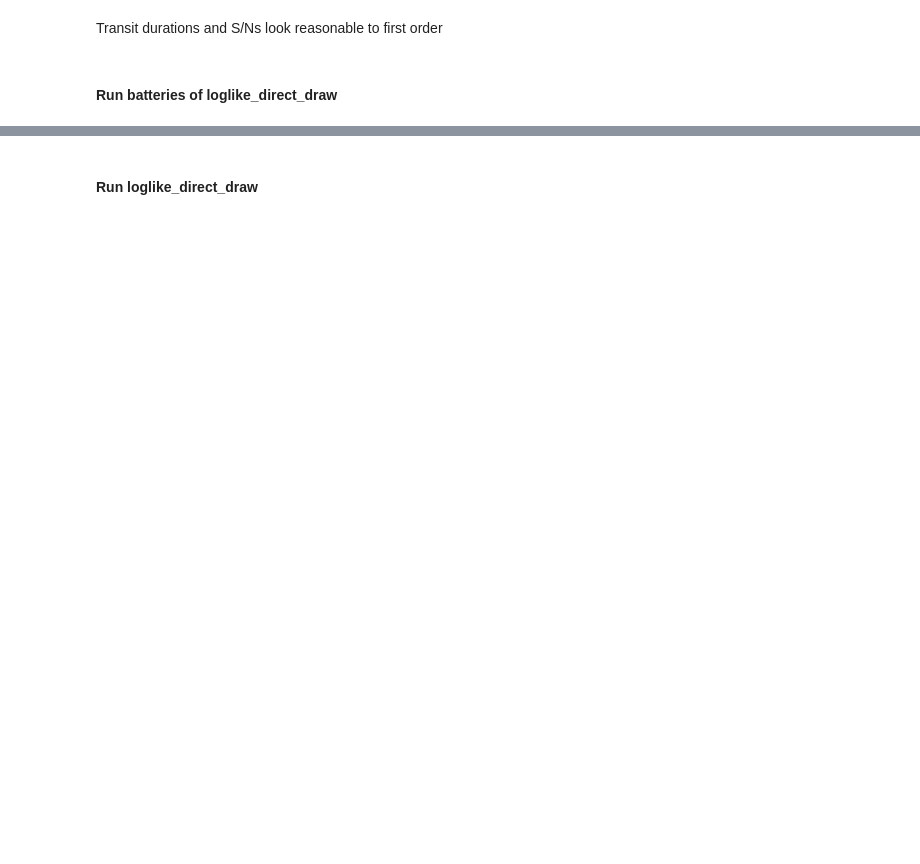
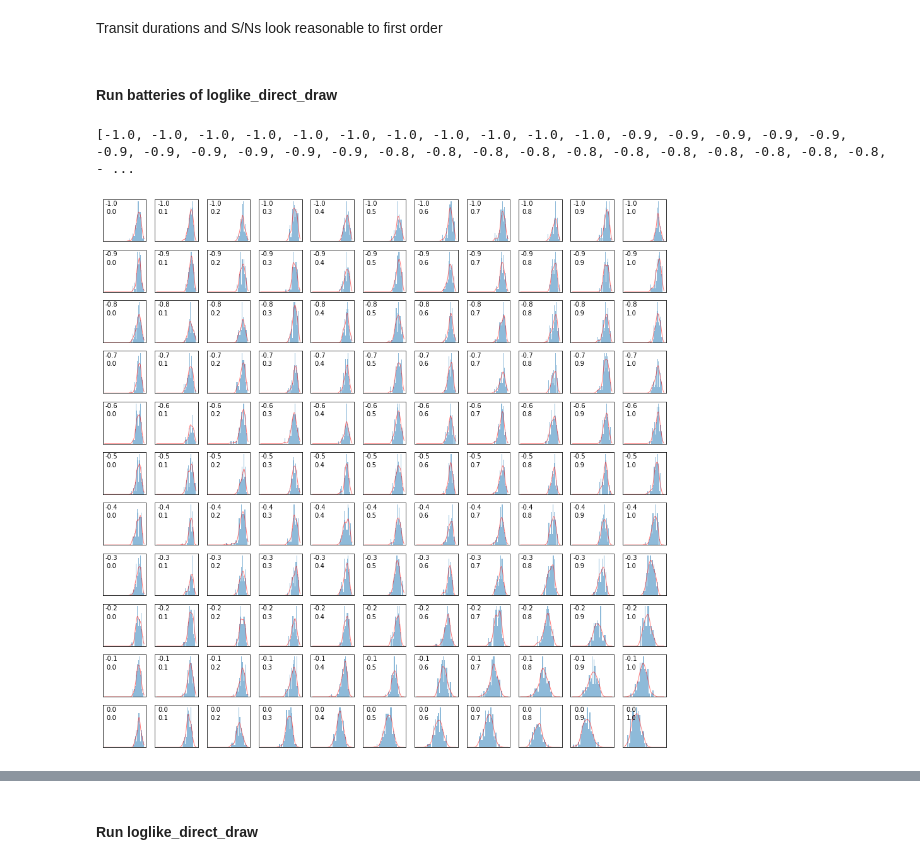
Before and after one commit to exoclam/sculpting, a Jupyter notebook: draw-from-data.ipynb, the cells around one changed output, grey strips where cells are left out. Saved outputs shown, nothing was run; the diff lists cells and outputs as text; code cells hidden in the pictures; blank space fills up the shorter version.

```diff
--- a/draw-from-data.ipynb
+++ b/draw-from-data.ipynb
@@ -777,2 +802,2 @@ calculate_sn(365, 1, 1, 25, 0.5) # reasonable S/N for detecting Earth around the
 # %%
-lam, transits = model_direct_draw([0., 0.7])
+model_direct_draw([0., 0.7])
@@ -802,0 +908,60 @@ Transit durations and S/Ns look reasonable to first order
+# %%
+ms = []
+bs = []
+ndim = 2
+nparams = 2
+for gi_m in range(11):
+    for gi_b in range(11):
+        cube = [random.uniform(0,1), random.uniform(0,1)] # instantiate cube
+        cube = prior_grid(cube, ndim, nparams, gi_m, gi_b) # move to new position on cube
+        ms.append(round(cube[0],1))
+        bs.append(round(cube[1],1))
+print(ms, bs)
+# %% [output]
+[-1.0, -1.0, -1.0, -1.0, -1.0, -1.0, -1.0, -1.0, -1.0, -1.0, -1.0, -0.9, -0.9, -0.9, -0.9, -0.9, -0.9, -0.9, -0.9, -0.9, -0.9, -0.9, -0.8, -0.8, -0.8, -0.8, -0.8, -0.8, -0.8, -0.8, -0.8, -0.8, -0.8, - ...
+# %%
+def kde_func(x, x_grid, bandwidth):
+    """Kernel Density Estimation with Scipy"""
+    kde = gaussian_kde(x) # constant bandwidth so imbalance in sample size doesn't drive distribution
+    return kde.evaluate(x_grid)
+
+plt.figure(figsize=(16,16))
+index = 0
+ndim = 2
+nparams = 2
+draws = 50
+lower = min([min(i) for i in logLs])
+upper = max([max(i) for i in logLs])
+logLs = df.logLs
+lams = df.lams
+mean_logLs = []
+mean_logLs2 = []
+for gi_m in range(11):
+    for gi_b in range(11):
+        ax = plt.subplot2grid((11,11), (gi_m,gi_b))
+        cube = [random.uniform(0,1), random.uniform(0,1)]
+        cube = prior_grid(cube, ndim, nparams, gi_m, gi_b)
+        ax.text(0.2, 0.9, round(cube[0],1), horizontalalignment='center', verticalalignment='center', transform=ax.transAxes)
+        ax.text(0.2, 0.7, round(cube[1],1), horizontalalignment='center', verticalalignment='center', transform=ax.transAxes)
+        hist, bins = np.histogram(logLs[index], bins=20)
+
+        x_grid = np.linspace(lower, upper, 100)
+        kdepdf = kde_func(np.array(logLs[index]), x_grid, bandwidth=0.2) # generate KDE model
+        mean_logLs.append(x_grid[np.argmax(kdepdf)])
+        mean_logLs2.append(np.mean(logLs[index]))
+        #random_from_kde = generate_rand_from_pdf(kdepdf, x_grid, draws) # generate random data from KDE distribution
+        #print(kdepdf)
+
+        bin_midpoints = bins[:-1] + np.diff(bins) / 2 # get positions of bin midpoints
+        random_from_cdf = generate_rand_from_pdf(hist, bin_midpoints, draws) # generate random data from histogram
+
+        #plt.hist(logLs[index], bins=np.linspace(lower, upper, 20))
+        ax.hist(logLs[index], nbins, density=True, alpha=0.5) # plot histogram of normalized data
+        ax.plot(x_grid, kdepdf, color='r', alpha=0.5, lw=1) # plot KDE over normalized histogram
+        ax.get_xaxis().set_visible(False)
+        ax.get_yaxis().set_visible(False)
+
+        index += 1
+plt.show()
+# %% [output]
+[figure, added]
```
Also changed, not shown: parts of 59 cells of this notebook.
